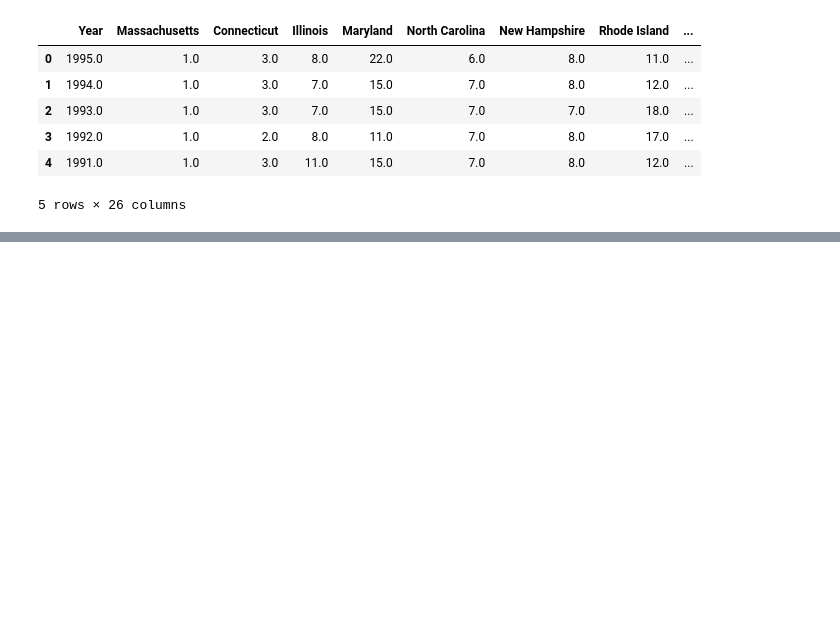
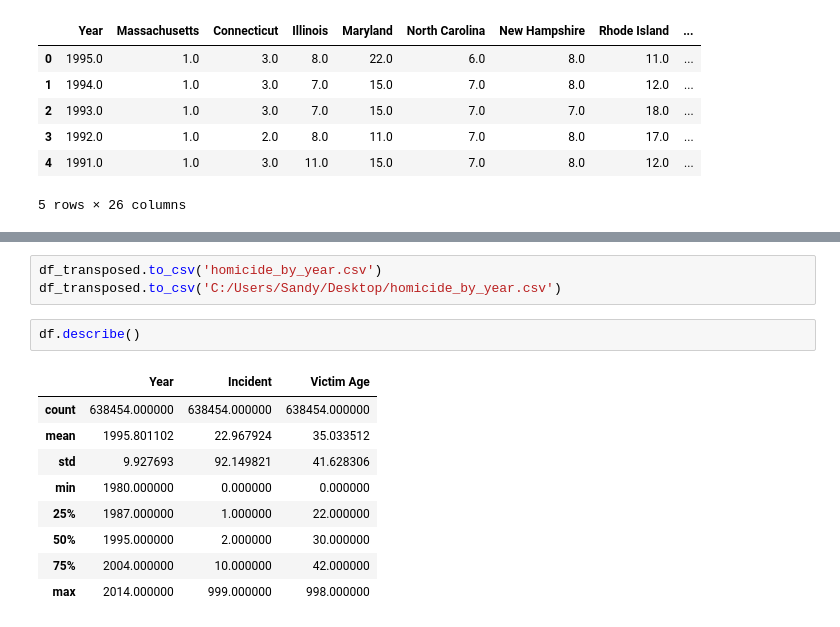
Before and after one commit to CarmiSmith/Final-Project, a Jupyter notebook: clean_data.ipynb, the cells around one changed output, grey strips where cells are left out. Saved outputs shown, nothing was run; the diff lists cells and outputs as text; blank space fills up the shorter version.

```diff
--- a/clean_data.ipynb
+++ b/clean_data.ipynb
@@ -215,0 +244,15 @@ dtype: object
+# %%
+df_transposed.to_csv('homicide_by_year.csv')
+df_transposed.to_csv('C:/Users/Sandy/Desktop/homicide_by_year.csv')
+# %%
+df.describe()
+# %% [output]
+|  | Year | Incident | Victim Age |
+| count | 638454.000000 | 638454.000000 | 638454.000000 |
+| mean | 1995.801102 | 22.967924 | 35.033512 |
+| std | 9.927693 | 92.149821 | 41.628306 |
+| min | 1980.000000 | 0.000000 | 0.000000 |
+| 25% | 1987.000000 | 1.000000 | 22.000000 |
+| 50% | 1995.000000 | 2.000000 | 30.000000 |
+| 75% | 2004.000000 | 10.000000 | 42.000000 |
+| max | 2014.000000 | 999.000000 | 998.000000 |
```
Also changed, not shown: parts of 11 cells of this notebook.
